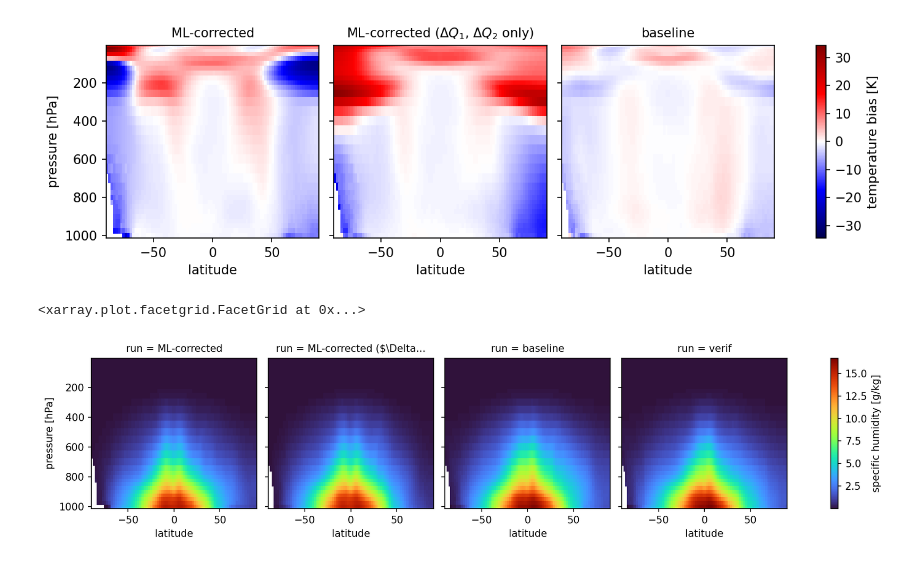
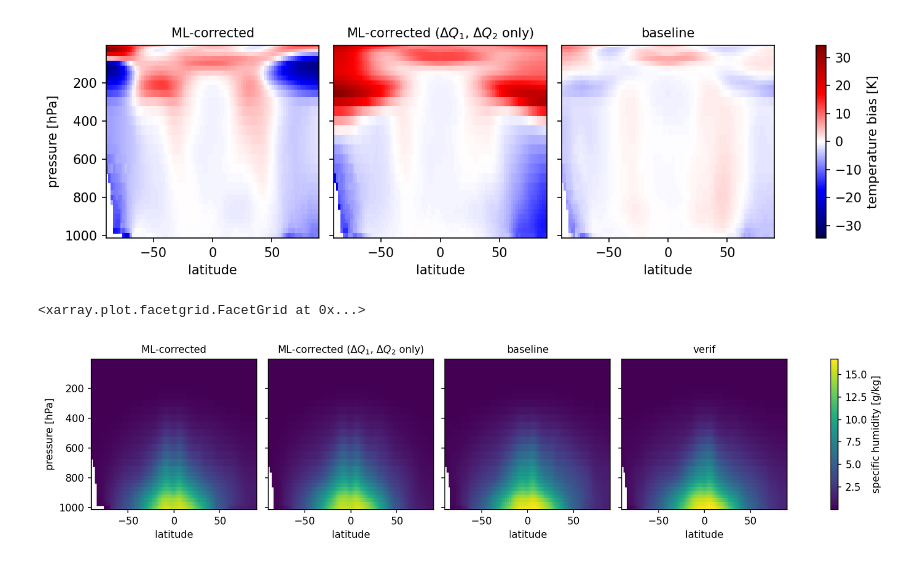
Before and after one commit to ai2cm/nudge-to-obs-manuscript-workflow, a Jupyter notebook: notebooks/figureS6.ipynb, the cells around one changed output. Cells and saved outputs as stored; diff of their text form; code cells hidden in the pictures.

```diff
--- a/notebooks/figureS6.ipynb
+++ b/notebooks/figureS6.ipynb
@@ -100,8 +98,9 @@ fg.set_titles(template='{value}', maxchar=50)
 <xarray.plot.facetgrid.FacetGrid at 0x...>
 [figure]
 # %%
-ds_zm_clim.sphum.plot(y='pressure', yincrease=False, col='run', cmap=turbo)
+fg = ds_zm_clim.sphum.plot(y='pressure', yincrease=False, col='run')
+fg.set_titles(template='{value}', maxchar=50)
 # %% [output]
 <xarray.plot.facetgrid.FacetGrid at 0x...>
-[figure, old version]
+[figure, new version]
 # %%
```
Also changed, not shown: parts of 7 cells of this notebook, 3 other files.
